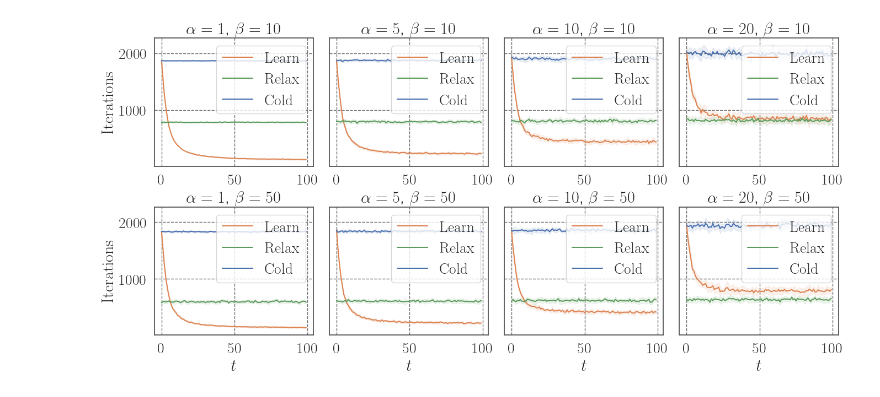
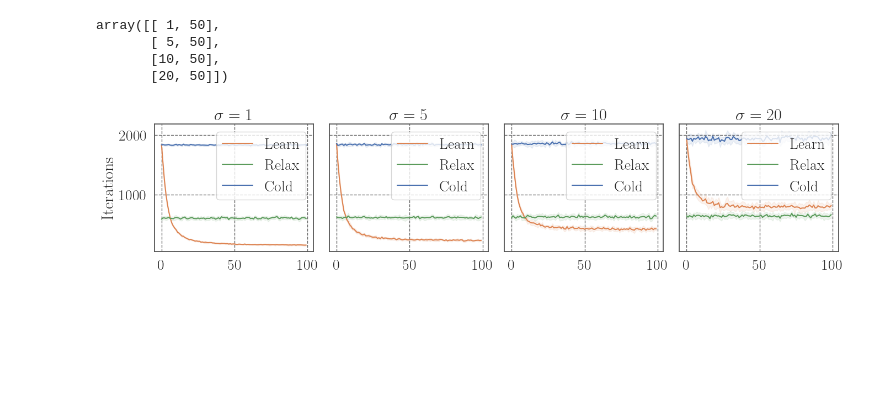
Before and after one commit to ssakaue/alps-m-convex-code, a Jupyter notebook: plot-result.ipynb, the cells around one changed output. Cells and saved outputs as stored; diff of their text form; code cells hidden in the pictures; blank space fills up the shorter version.

Commit message:
beta=50; alpha -> sigma

```diff
--- a/plot-result.ipynb
+++ b/plot-result.ipynb
@@ -13,11 +13,19 @@ matplotlib.rcParams['text.usetex']=True
 import seaborn as sns
 sns.set(font_scale=1.8)
 sns.set_style("whitegrid", {'axes.edgecolor': '.3', 'grid.color': '.4', 'grid.linestyle': '--'})
+# %%
+unique_pairs.values
+# %% [output]
+array([[ 1, 50],
+       [ 5, 50],
+       [10, 50],
+       [20, 50]])
 # %%
 setting = 'n128'
 df = pd.read_pickle(f'result/{setting}.pkl')
+df = df[df['beta']==50] # if other multiple beta values are stored
 
-fig, axes = plt.subplots(2, 4, sharey=True, figsize=(16, 7))
+fig, axes = plt.subplots(1, 4, sharey=True, figsize=(16, 3))
 
 # get the unique pairs of alpha and beta
 unique_pairs = df[['alpha', 'beta']].drop_duplicates()
@@ -25,7 +33,8 @@ unique_pairs = df[['alpha', 'beta']].drop_duplicates()
 # iterate over the unique alpha and beta pairs, and create a subplot for each pair
 for i, pair in enumerate(sorted(unique_pairs.values, key=lambda x: x[1])):
     alpha, beta = pair
-    ax = axes[i // 4, i % 4]
+    #ax = axes[i // 4, i % 4] # if beta takes multiple values
+    ax = axes[i % 4]
 
     # select the subset of the data for this alpha and beta pair
     subset = df[(df['alpha'] == alpha) & (df['beta'] == beta)]
@@ -43,32 +52,32 @@ for i, pair in enumerate(sorted(unique_pairs.values, key=lambda x: x[1])):
     itr_q_color = '#5B9B5B'
     itr_c_color = '#4C72B0'
 
     # plot with error bands
     sns.lineplot(data=mean_itr_p, x='t', y='itr_p', ax=ax, label=r'\rm Learn', err_style='band', err_kws={'alpha': 0.2}, color=itr_p_color)
     ax.fill_between(mean_itr_p['t'], mean_itr_p['itr_p'] - std_itr_p['itr_p'], mean_itr_p['itr_p'] + std_itr_p['itr_p'], alpha=0.1, color=itr_p_color)
 
     sns.lineplot(data=mean_itr_q, x='t', y='itr_q', ax=ax, label=r'\rm Relax', err_style='band', err_kws={'alpha': 0.2}, color=itr_q_color)
     ax.fill_between(mean_itr_q['t'], mean_itr_q['itr_q'] - std_itr_q['itr_q'], mean_itr_q['itr_q'] + std_itr_q['itr_q'], alpha=0.1, color=itr_q_color)
 
     sns.lineplot(data=mean_itr_c, x='t', y='itr_c', ax=ax, label=r'\rm Cold', err_style='band', err_kws={'alpha': 0.2}, color=itr_c_color)
     ax.fill_between(mean_itr_c['t'], mean_itr_c['itr_c'] - std_itr_c['itr_c'], mean_itr_c['itr_c'] + std_itr_c['itr_c'], alpha=0.1, color=itr_c_color)
 
     # set the title and axis labels
-    ax.set_title(rf'$\alpha = {alpha}$, $\beta = {beta}$')
+    ax.set_title(rf'$\sigma = {alpha}$')
     ax.set_xlabel('' if i//4 == 0 else r'$t$')
     ax.set_ylabel(r'\rm Iterations')
 
     # set the legend, 'upper right'
     ax.legend(loc='upper right')
 
     # set the y-tick frequency
     ax.yaxis.set_major_locator(matplotlib.ticker.MultipleLocator(1000))
 
 # adjust the spacing between the subplots
 plt.subplots_adjust(wspace=.1, hspace=.32)
 
 # show or save the plot
 plt.show()
 #plt.savefig(f'figure/{setting}.pdf', bbox_inches='tight')
 # %% [output]
-[figure, old version]
+[figure, new version]
```
